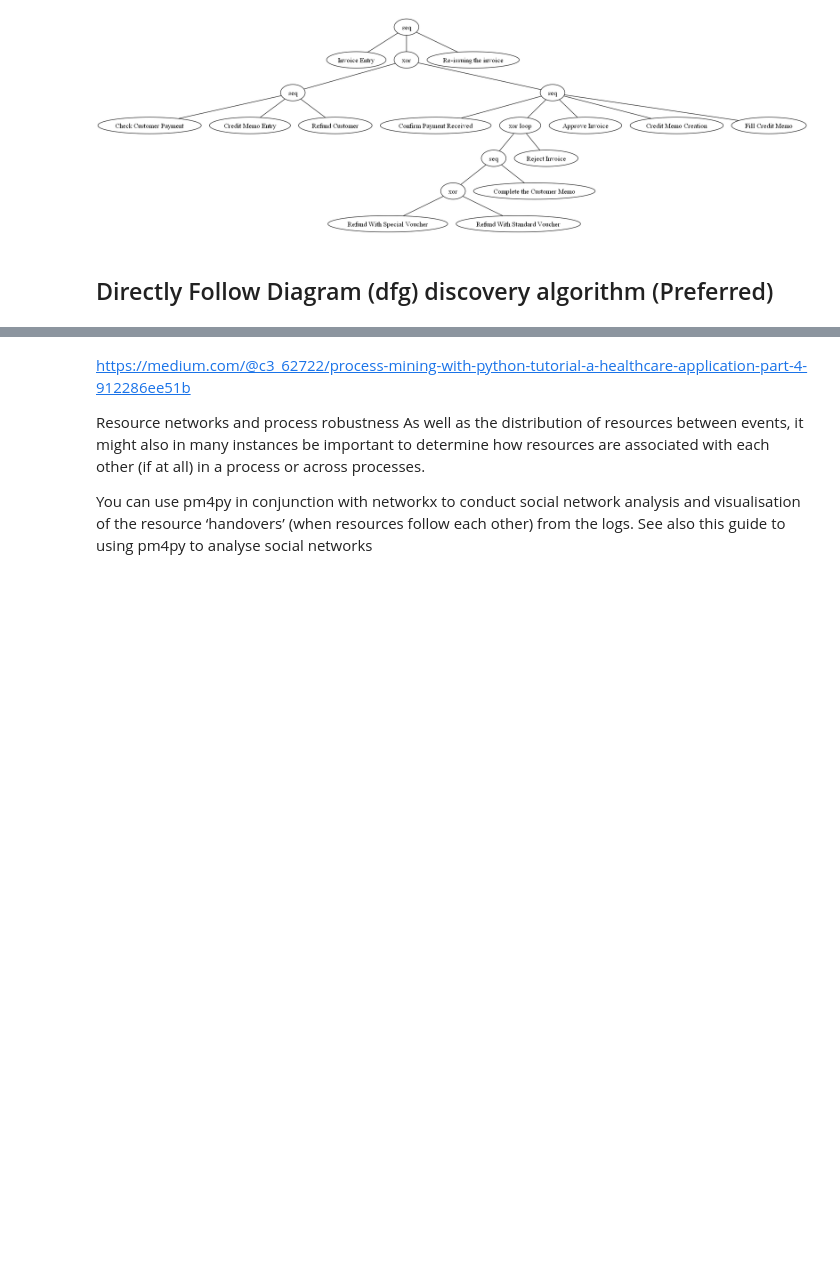
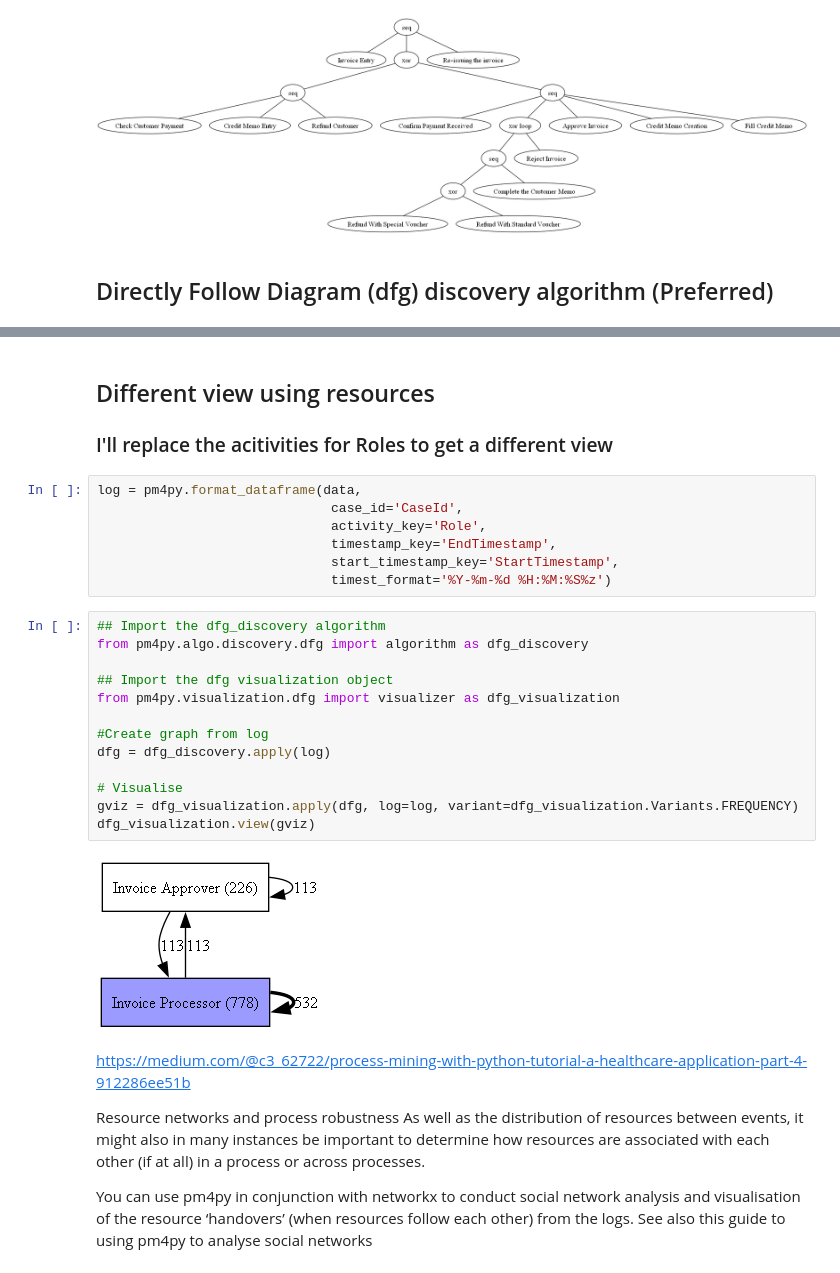
Before and after one commit to peter-seweiha/peter-seweiha.github.io, a Jupyter notebook: projects/_02_Process Mining/Process Mining_pm4py_PlayGround.ipynb, the cells around one changed output, grey strips where cells are left out. Drawn from its saved outputs; the diff is of its cells as text; blank space fills up the shorter version.

```diff
--- a/projects/_02_Process Mining/Process Mining_pm4py_PlayGround.ipynb
+++ b/projects/_02_Process Mining/Process Mining_pm4py_PlayGround.ipynb
@@ -106,6 +108,32 @@ gviz = dfg_visualization.apply(dfg, log=data, variant=dfg_visualization.Variants
 dfg_visualization.view(gviz)
 # %% [output]
 [figure]
+# %% [markdown]
+## Different view using resources
+
+### I'll replace the acitivities for Roles to get a different view
+# %%
+log = pm4py.format_dataframe(data,
+                              case_id='CaseId',
+                              activity_key='Role',
+                              timestamp_key='EndTimestamp',
+                              start_timestamp_key='StartTimestamp',
+                              timest_format='%Y-%m-%d %H:%M:%S%z')
+# %%
+## Import the dfg_discovery algorithm
+from pm4py.algo.discovery.dfg import algorithm as dfg_discovery
+
+## Import the dfg visualization object
+from pm4py.visualization.dfg import visualizer as dfg_visualization
+
+#Create graph from log
+dfg = dfg_discovery.apply(log)
+
+# Visualise
+gviz = dfg_visualization.apply(dfg, log=log, variant=dfg_visualization.Variants.FREQUENCY)
+dfg_visualization.view(gviz)
+# %% [output]
+[figure, added]
 # %% [markdown]
 https://medium.com/@c3_62722/process-mining-with-python-tutorial-a-healthcare-application-part-4-912286ee51b
 
```
Also changed, not shown: parts of 6 cells of this notebook.
